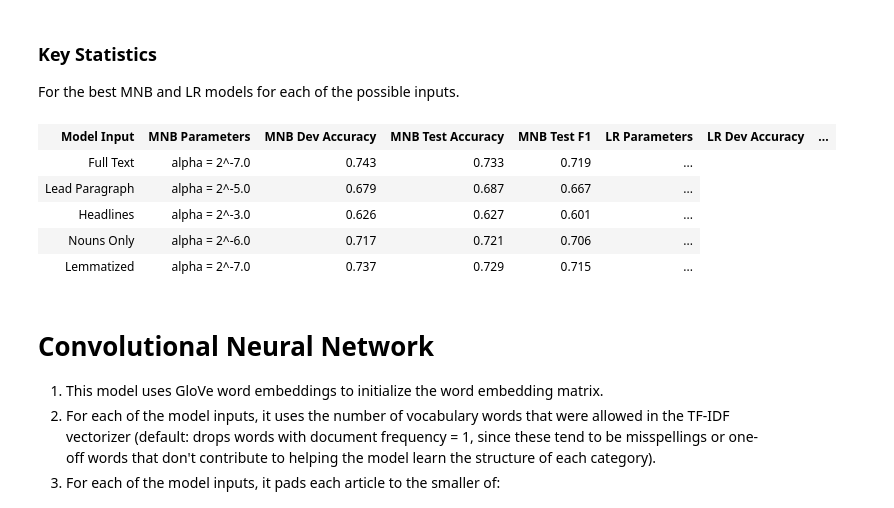
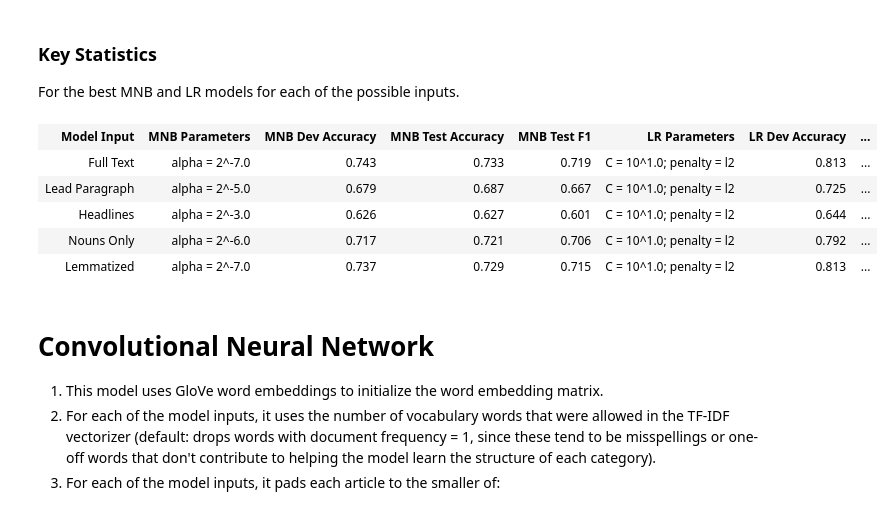
Before and after one commit to carmen16/news-article-topic-classification, a Jupyter notebook: Code_Walkthrough.ipynb, the cells around one changed output. Cells and saved outputs as stored; diff of their text form; code cells hidden in the pictures.

```diff
--- a/Code_Walkthrough.ipynb
+++ b/Code_Walkthrough.ipynb
@@ -277,26 +284,26 @@ For the best MNB and LR models for each of the possible inputs.
 # %%
 html = '<table><th>Model Input</th><th>MNB Parameters</th><th>MNB Dev Accuracy</th><th>MNB Test Accuracy</th>'
 html += '<th>MNB Test F1</th>'
 html += '<th>LR Parameters</th><th>LR Dev Accuracy</th><th>LR Test Accuracy</th><th>LR Test F1</th>'
 
 for x in all_inputs:
     alpha = 'alpha = 2^'+str(np.log2(x.best_mnb_model_.alpha))
     html += '<tr><td>{}</td><td>{}</td><td>{:.3f}</td><td>{:.3f}</td>'.format(x.name_, alpha, max(x.mnb_accuracy_table_.accuracy), x.best_mnb_model_.score(x.tv_test, x.test_labels))
     html += '<td>{:.3f}</td>'.format(f1_score(x.test_labels, x.best_mnb_model_.predict(x.tv_test), average='weighted'))
-    #C = 'C = 10^'+str(np.log10(x.best_lr_model_.C))
-    #penalty = 'penalty = '+x.best_lr_model_.penalty
-    #html += '<td>{}</td><td>{:.3f}</td><td>{:.3f}</td>'.format(C+'; '+penalty, max(x.lr_accuracy_table_.accuracy), x.best_lr_model_.score(x.tv_test, x.test_labels))
-    #html += '<td>{:.3f}</td></tr>'.format(f1_score(x.test_labels, x.best_lr_model_.predict(x.tv_test), average='weighted'))
+    C = 'C = 10^'+str(np.log10(x.best_lr_model_.C))
+    penalty = 'penalty = '+x.best_lr_model_.penalty
+    html += '<td>{}</td><td>{:.3f}</td><td>{:.3f}</td>'.format(C+'; '+penalty, max(x.lr_accuracy_table_.accuracy), x.best_lr_model_.score(x.tv_test, x.test_labels))
+    html += '<td>{:.3f}</td></tr>'.format(f1_score(x.test_labels, x.best_lr_model_.predict(x.tv_test), average='weighted'))
 
 html += '</table>'
 display(HTML(html))
 # %% [output]
 | Model Input | MNB Parameters | MNB Dev Accuracy | MNB Test Accuracy | MNB Test F1 | LR Parameters | LR Dev Accuracy | ... |
-| Full Text | alpha = 2^-7.0 | 0.743 | 0.733 | 0.719 | ... |
-| Lead Paragraph | alpha = 2^-5.0 | 0.679 | 0.687 | 0.667 | ... |
-| Headlines | alpha = 2^-3.0 | 0.626 | 0.627 | 0.601 | ... |
-| Nouns Only | alpha = 2^-6.0 | 0.717 | 0.721 | 0.706 | ... |
-| Lemmatized | alpha = 2^-7.0 | 0.737 | 0.729 | 0.715 | ... |
+| Full Text | alpha = 2^-7.0 | 0.743 | 0.733 | 0.719 | C = 10^1.0; penalty = l2 | 0.813 | ... |
+| Lead Paragraph | alpha = 2^-5.0 | 0.679 | 0.687 | 0.667 | C = 10^1.0; penalty = l2 | 0.725 | ... |
+| Headlines | alpha = 2^-3.0 | 0.626 | 0.627 | 0.601 | C = 10^1.0; penalty = l2 | 0.644 | ... |
+| Nouns Only | alpha = 2^-6.0 | 0.717 | 0.721 | 0.706 | C = 10^1.0; penalty = l2 | 0.792 | ... |
+| Lemmatized | alpha = 2^-7.0 | 0.737 | 0.729 | 0.715 | C = 10^1.0; penalty = l2 | 0.813 | ... |
 # %% [markdown]
 # Convolutional Neural Network
 
```
Also changed, not shown: parts of 8 cells of this notebook, 5 other files.
